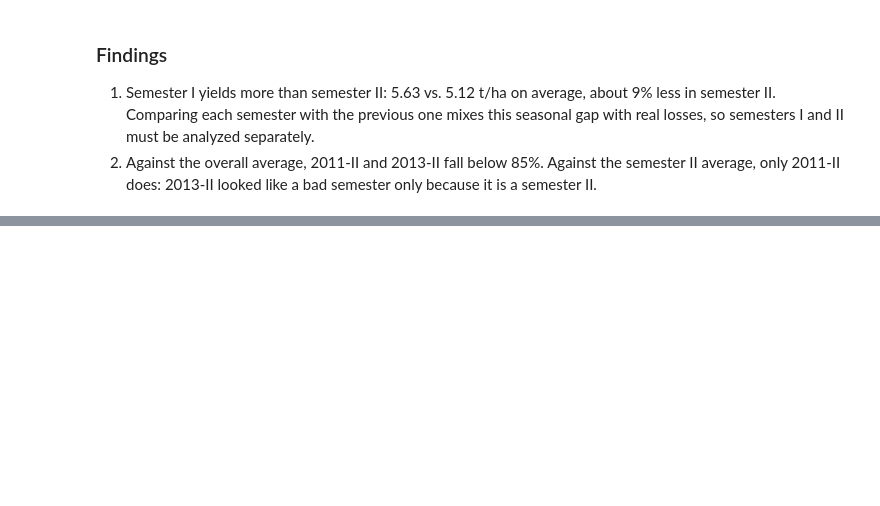
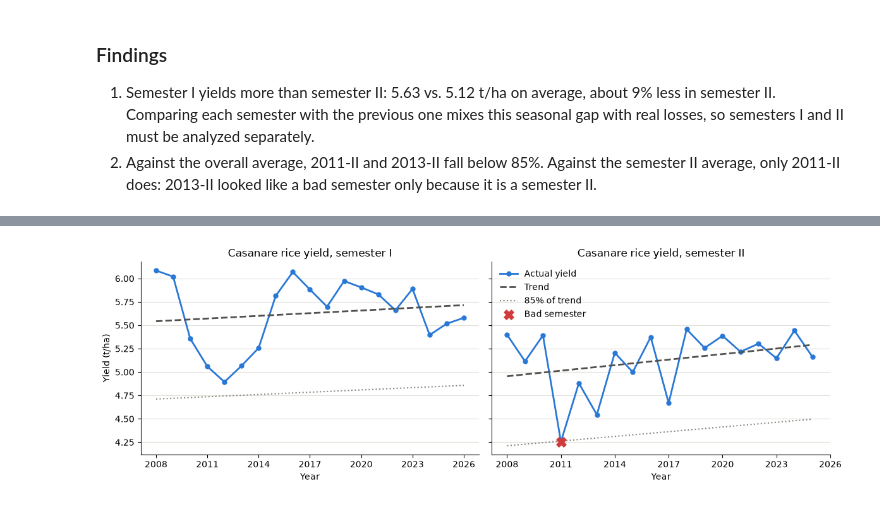
Before and after one commit to agarzonme/agro-insurance-risk, a Jupyter notebook: notebooks/02_trend.ipynb, the cells around one changed output, grey strips where cells are left out. Drawn from its saved outputs; the diff is of its cells as text; code cells hidden in the pictures; blank space fills up the shorter version.

Commit message:
Add linear trend and deviation analysis by semester

```diff
--- a/notebooks/02_trend.ipynb
+++ b/notebooks/02_trend.ipynb
@@ -160,0 +197,9 @@ ORDER BY ratio_all""").df()
+# %%
+DEGREE = 1
+
+df["trend"] = np.nan
+for sem in ["I", "II"]:
+    rows = df["semester"] == sem
+    coefs = np.polyfit(df.loc[rows, "year"], df.loc[rows, "yield_t_ha"], deg=DEGREE)
+    df.loc[rows, "trend"] = np.polyval(coefs, df.loc[rows, "year"])
+df
@@ -160,0 +224,3 @@ ORDER BY ratio_all""").df()
+# %%
+df["deviation"] = df["yield_t_ha"] / df["trend"] - 1
+df.sort_values("deviation").head(5)
@@ -160,0 +234,27 @@ ORDER BY ratio_all""").df()
+# %%
+COLORS = {"actual": "#2a78d6", "trend": "#52514e", "threshold": "#898781", "bad": "#d03b3b"}
+THRESHOLD = 0.85  # bad semester = yield below 85% of trend
+
+fig, axes = plt.subplots(1, 2, figsize=(12, 4), sharey=True)
+for ax, sem in zip(axes, ["I", "II"]):
+    d = df[df["semester"] == sem]
+    bad = d[d["yield_t_ha"] < THRESHOLD * d["trend"]]
+    ax.plot(d["year"], d["yield_t_ha"], color=COLORS["actual"], linewidth=2,
+            marker="o", markersize=5, label="Actual yield")
+    ax.plot(d["year"], d["trend"], color=COLORS["trend"], linewidth=2,
+            linestyle="--", label="Trend")
+    ax.plot(d["year"], THRESHOLD * d["trend"], color=COLORS["threshold"], linewidth=1.5,
+            linestyle=":", label=f"{THRESHOLD:.0%} of trend")
+    ax.scatter(bad["year"], bad["yield_t_ha"], color=COLORS["bad"], marker="X", s=120,
+               zorder=3, label="Bad semester")
+    ax.set_title(f"Casanare rice yield, semester {sem}")
+    ax.set_xlabel("Year")
+    ax.set_xticks(range(2008, 2027, 3))
+    ax.grid(axis="y", color="#e1e0d9", linewidth=0.8)
+    ax.spines[["top", "right"]].set_visible(False)
+axes[0].set_ylabel("Yield (t/ha)")
+axes[1].legend(loc="upper left", frameon=False)
+plt.tight_layout()
+plt.show()
+# %% [output]
+[figure, added]
```
Also changed, not shown: parts of 7 cells of this notebook.
